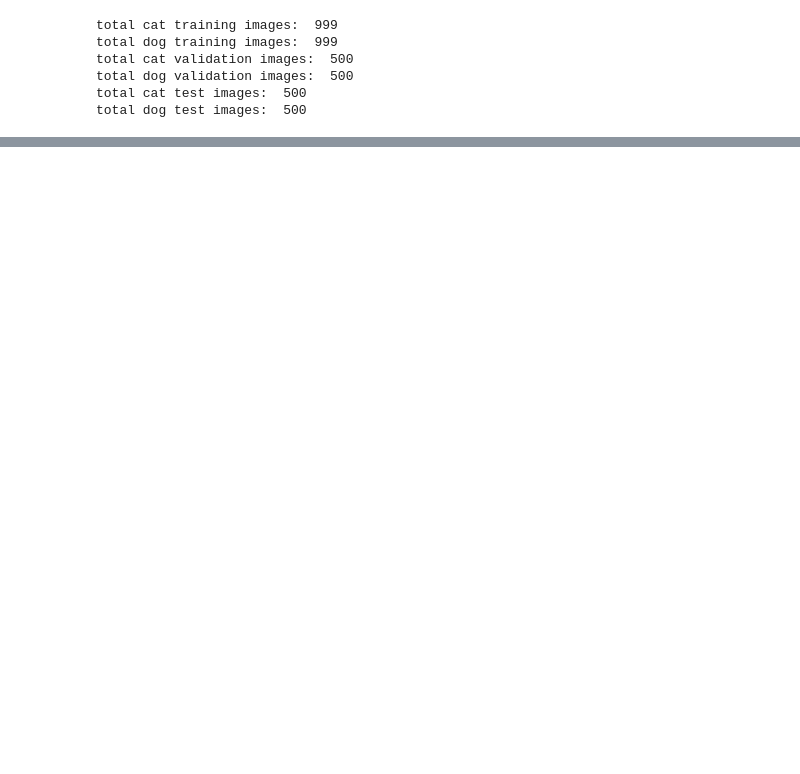
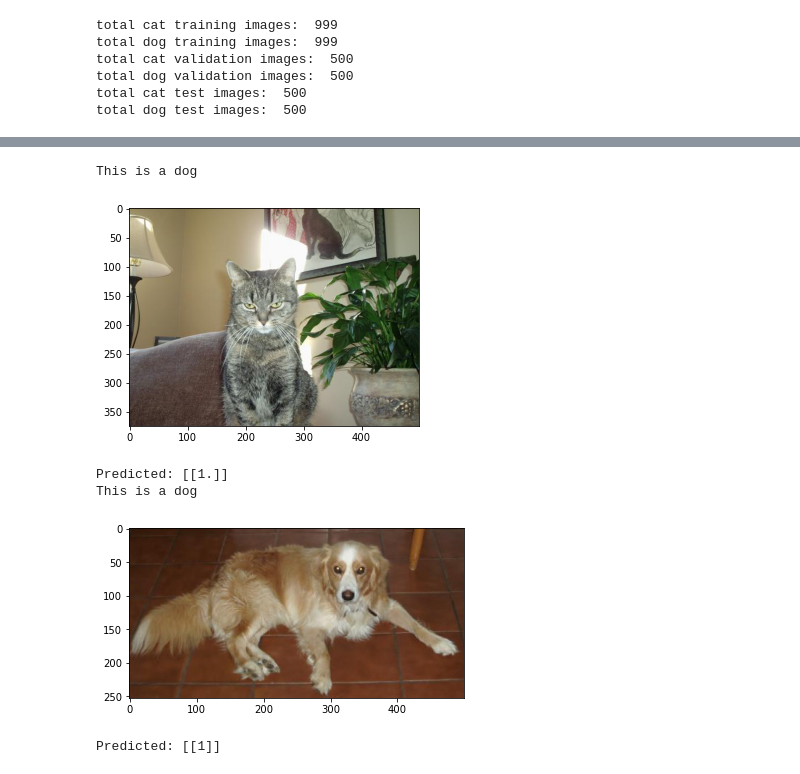
Before and after one commit to boudreauxJoel/CS3400, a Jupyter notebook: DogVsCat.ipynb, the cells around one changed output, grey strips where cells are left out. Cells and saved outputs as stored; diff of their text form; code cells hidden in the pictures; blank space fills up the shorter version.

```diff
--- a/DogVsCat.ipynb
+++ b/DogVsCat.ipynb
@@ -181,0 +237,41 @@ plt.show()
+# %%
+import matplotlib.pyplot as plt
+import matplotlib.image as mpimg
+from keras.preprocessing.image import ImageDataGenerator
+
+# plt.figure(figsize=(20, 20))
+# pred = model.predict(test_data_generator.flow(x, batch_size=1))
+# if pred > 0.5:
+#     text_labels.append('dog')
+# else:
+#     text_labels.append('cat')
+# plt.title('This is a ' + text_labels[0])
+# imgplot = plt.imshow(x)
+# plt.show()
+
+preds = model.predict(x)
+if preds > 0.5:
+    print('This is a dog')
+else:
+    print('This is a cat')
+displayImg = mpimg.imread(img_path)
+imgplot = plt.imshow(displayImg)
+plt.show()
+print('Predicted:', preds)
+
+preds2 = model.predict_classes(y)
+if preds2 > 0.5:
+    print('This is a dog')
+else:
+    print('This is a cat')
+displayImg2 = mpimg.imread(img_path2)
+imgplot = plt.imshow(displayImg2)
+plt.show()
+print('Predicted:', preds2)
+# %% [output]
+This is a dog
+[figure, added]
+Predicted: [[1.]]
+This is a dog
+[figure, added]
+Predicted: [[1]]
```
Also changed, not shown: parts of 5 cells of this notebook, 5 other files.
